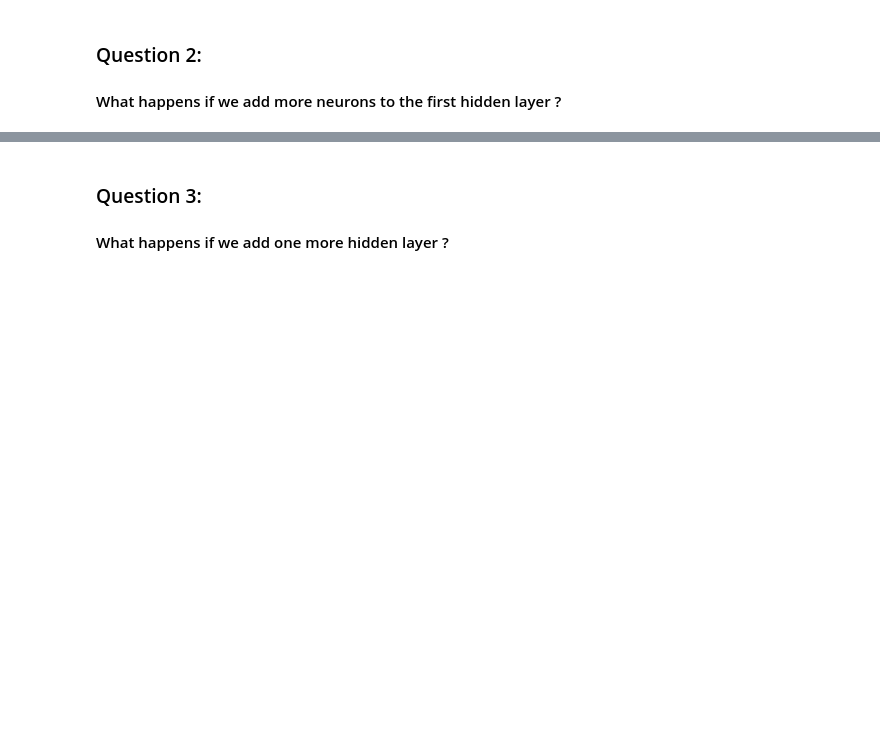
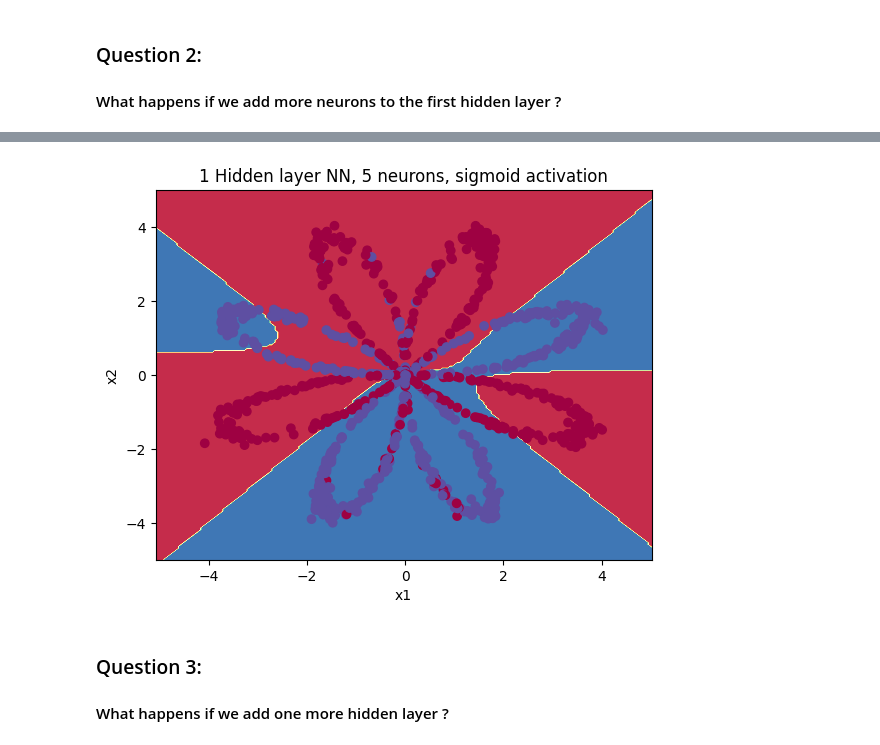
Before and after one commit to antoniotrapote/intro_deep_learning, a Jupyter notebook: class/Fundamentals/NN_Fundamentals.ipynb, the cells around one changed output, grey strips where cells are left out. Cells and saved outputs as stored; diff of their text form; code cells hidden in the pictures; blank space fills up the shorter version.

```diff
--- a/class/Fundamentals/NN_Fundamentals.ipynb
+++ b/class/Fundamentals/NN_Fundamentals.ipynb
@@ -117,11 +119,7 @@ plt.scatter(X[:,0], X[:,1], c=y.ravel(), s=40, cmap=plt.cm.Spectral);
 # train test split
 from sklearn.model_selection import train_test_split
 
-(X_train, X_test, y_train, y_test) = train_test_split(
-    X,
-    y,
-    test_size=0.2,
-)
+(X_train, X_test, y_train, y_test) = train_test_split( X, y, test_size=0.2 )
 # %%
 print('X shape:{0}, y shape:{1}'.format(X.shape, y.shape))
 print('X_train shape:{0}, y_train shape:{1}'.format(X_train.shape,
@@ -254,7 +349,7 @@ plt.title("1 Hidden layer NN");
 model = keras.Sequential()
 ## The first layer need to have the input_shape
 ## change the activation function
-model.add(layers.Dense(3, input_shape=(2,), activation=...))
+model.add(layers.Dense(3, input_shape=(2,), activation='linear'))
 # output layer
 model.add(layers.Dense(1, activation='sigmoid'))
 # %%
@@ -282,7 +403,7 @@ model = keras.Sequential()
 
 ## The first layer need to have the input_shape
 ## set the number of neurons
-model.add(layers.Dense(..., input_shape=(2,), activation='sigmoid'))
+model.add(layers.Dense(5, input_shape=(2,), activation='sigmoid'))
 
 # output layer
 model.add(layers.Dense(1, activation='sigmoid'))
@@ -300,4 +440,5 @@ print('Test Loss: {}'.format(results[0]))
 print('Test Accuracy: {}'.format(results[1]))
 plot_decision_boundary(lambda x: (
     model.predict(x) > 0.5).astype("int32"), X_test, y_test)
-plt.title("1 Hidden layer NN, linear activation");
+plt.title("1 Hidden layer NN, 5 neurons, sigmoid activation");
+# %% [output]
@@ -304,3 +448,4 @@ plt.title("1 Hidden layer NN, linear activation");
+[figure, added]
 # %% [markdown]
 ### Question 3:
 ####  What happens if we add one more hidden layer ?
```
Also changed, not shown: parts of 39 cells of this notebook.
